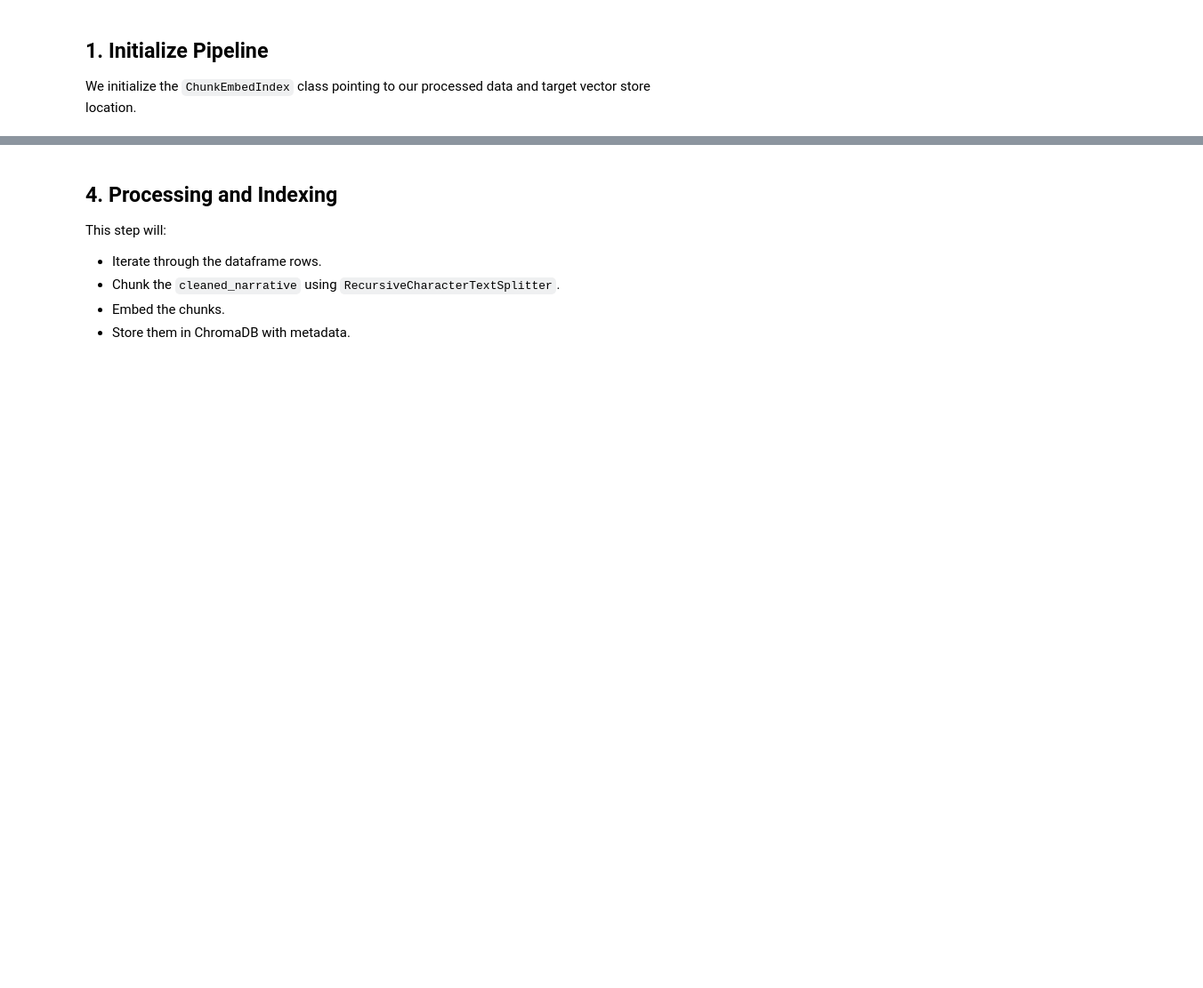
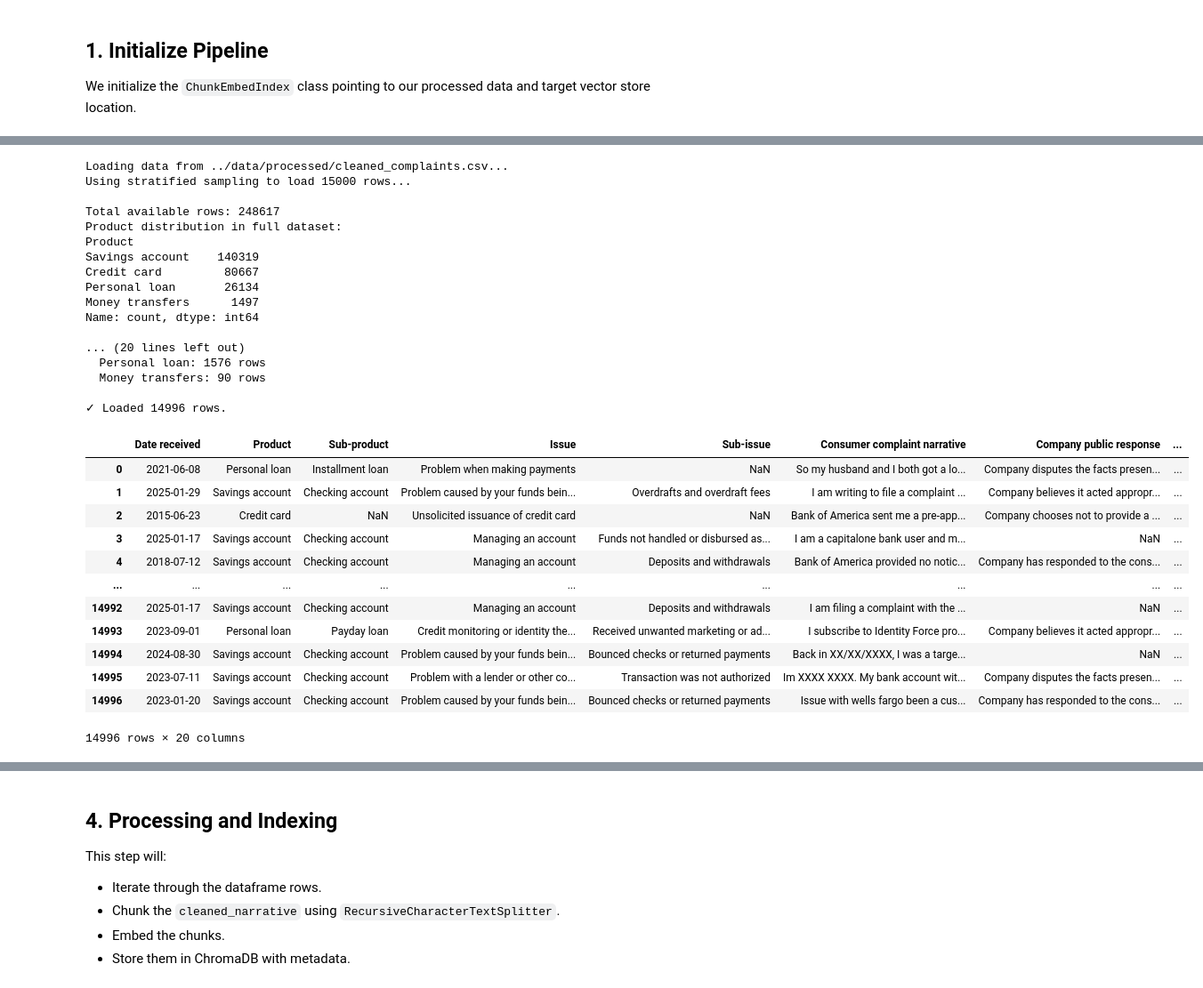
Before and after one commit to MYGBM/Intelligent-Complaint-Analysis-for-Financial-Services, a Jupyter notebook: notebooks/chunk_embed_index.ipynb, the cells around one changed output, grey strips where cells are left out. Shown at 89% size. Saved outputs shown, nothing was run; the diff lists cells and outputs as text; code cells hidden in the pictures; blank space fills up the shorter version.

```diff
--- a/notebooks/chunk_embed_index.ipynb
+++ b/notebooks/chunk_embed_index.ipynb
@@ -52,0 +50,34 @@ Set up the persistent ChromaDB client.
+# %%
+# Load 15K rows with stratified sampling
+indexer.load_processed_data(nrows=15000, stratified=True)
+# %% [output]
+Loading data from ../data/processed/cleaned_complaints.csv...
+Using stratified sampling to load 15000 rows...
+
+Total available rows: 248617
+Product distribution in full dataset:
+Product
+Savings account    140319
+Credit card         80667
+Personal loan       26134
+Money transfers      1497
+Name: count, dtype: int64
+
+... (20 lines left out)
+  Personal loan: 1576 rows
+  Money transfers: 90 rows
+
+✓ Loaded 14996 rows.
+|  | Date received | Product | Sub-product | Issue | Sub-issue | Consumer complaint narrative | Company public response | ... |
+| 0 | 2021-06-08 | Personal loan | Installment loan | Problem when making payments | NaN | So my husband and I both got a lo... | Company disputes the facts presen... | ... |
+| 1 | 2025-01-29 | Savings account | Checking account | Problem caused by your funds bein... | Overdrafts and overdraft fees | I am writing to file a complaint ... | Company believes it acted appropr... | ... |
+| 2 | 2015-06-23 | Credit card | NaN | Unsolicited issuance of credit card | NaN | Bank of America sent me a pre-app... | Company chooses not to provide a ... | ... |
+| 3 | 2025-01-17 | Savings account | Checking account | Managing an account | Funds not handled or disbursed as... | I am a capitalone bank user and m... | NaN | ... |
+| 4 | 2018-07-12 | Savings account | Checking account | Managing an account | Deposits and withdrawals | Bank of America provided no notic... | Company has responded to the cons... | ... |
+| ... | ... | ... | ... | ... | ... | ... | ... | ... |
+| 14992 | 2025-01-17 | Savings account | Checking account | Managing an account | Deposits and withdrawals | I am filing a complaint with the ... | NaN | ... |
+| 14993 | 2023-09-01 | Personal loan | Payday loan | Credit monitoring or identity the... | Received unwanted marketing or ad... | I subscribe to Identity Force pro... | Company believes it acted appropr... | ... |
+| 14994 | 2024-08-30 | Savings account | Checking account | Problem caused by your funds bein... | Bounced checks or returned payments | Back in XX/XX/XXXX, I was a targe... | NaN | ... |
+| 14995 | 2023-07-11 | Savings account | Checking account | Problem with a lender or other co... | Transaction was not authorized | Im XXXX XXXX. My bank account wit... | Company disputes the facts presen... | ... |
+| 14996 | 2023-01-20 | Savings account | Checking account | Problem caused by your funds bein... | Bounced checks or returned payments | Issue with wells fargo been a cus... | Company has responded to the cons... | ... |
+14996 rows × 20 columns
```
Also changed, not shown: parts of 30 cells of this notebook, 1 other file.
